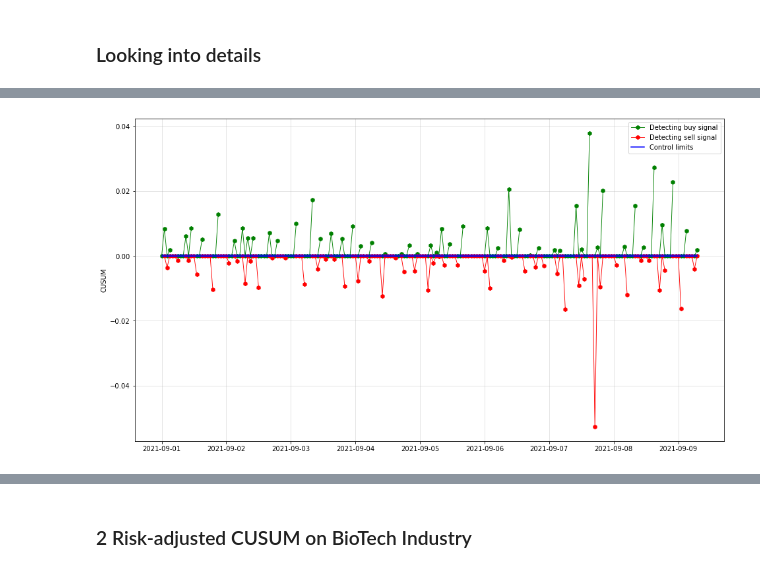
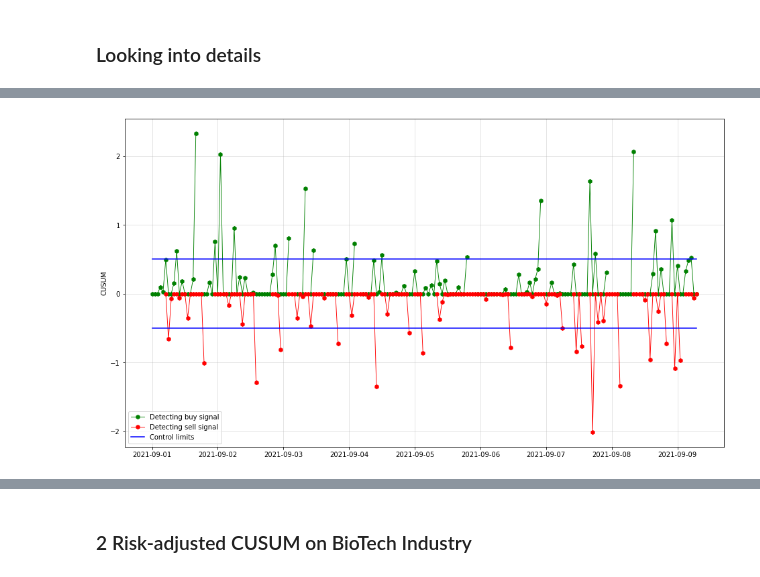
Before and after one commit to type-null/crypto-control, a Jupyter notebook: code/main.ipynb, the cells around one changed output, grey strips where cells are left out. Cells and saved outputs as stored; diff of their text form; code cells hidden in the pictures.

```diff
--- a/code/main.ipynb
+++ b/code/main.ipynb
@@ -34,7 +34,8 @@
 # %%
 from cusumtrader import CusumTrader
 
-b = CusumTrader('DOGE') # change to 'BTC' to find best strategy for Bitcoin
+# coin lists: 'BTC', 'ETH', 'SOL', 'XRP', 'BNB', 'USDT', 'ADA', 'DOT', 'LUNA', 'DOGE'
+b = CusumTrader('BTC')
 b.trade()
 # %% [output]
 Test model: Return CUSUM No Fee ...
@@ -79,4 +97,4 @@ b.drawdownPlot
 # %%
-b.results['Return CUSUM No Fee']['CUSUM plot']
+b.results['Residual CUSUM']['CUSUM plot']
 # %% [output]
-[figure, old version]
+[figure, new version]
```
Also changed, not shown: parts of 11 cells of this notebook, 18 other files.
